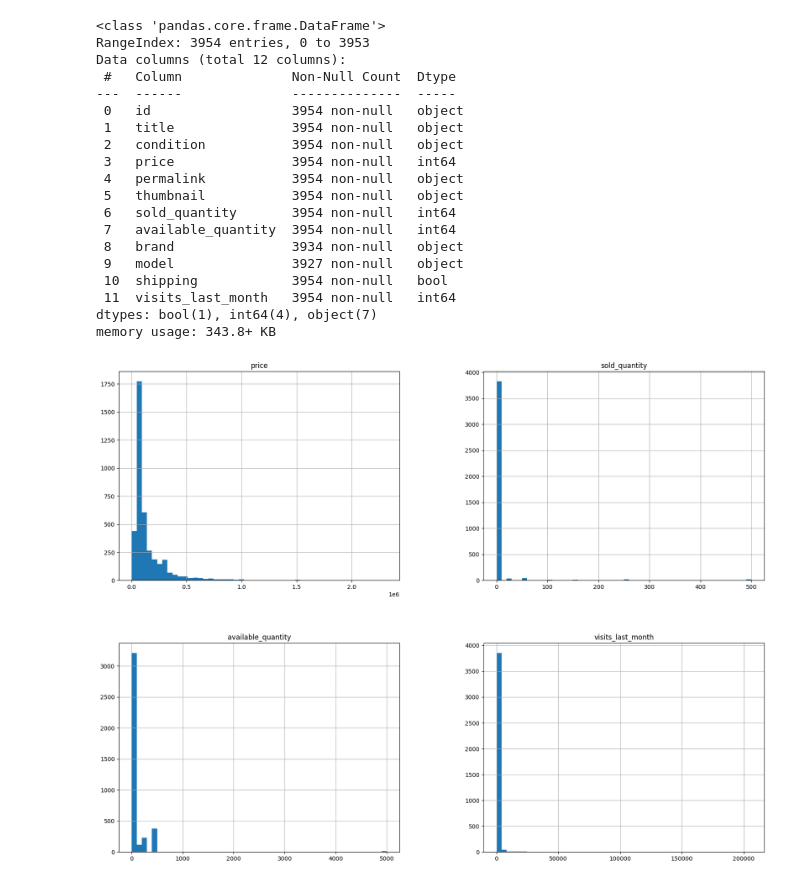
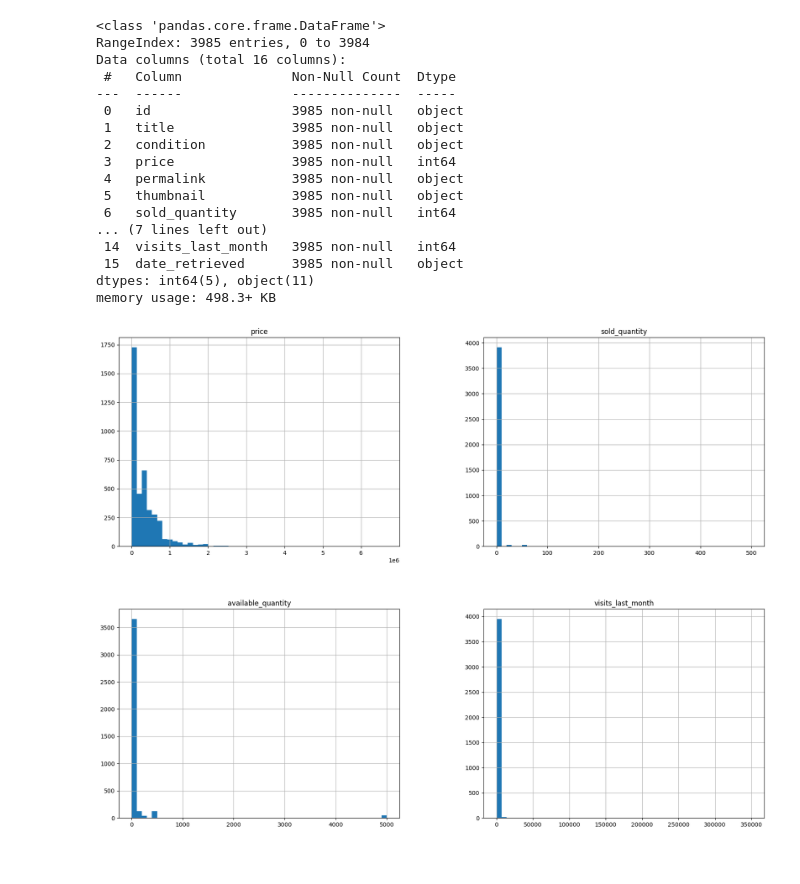
Before and after one commit to CristopherQuintana/ProyectoML, a Jupyter notebook: Data API.ipynb, the cells around one changed output. Cells and saved outputs as stored; diff of their text form; code cells hidden in the pictures.

```diff
--- a/Data API.ipynb
+++ b/Data API.ipynb
@@ -103,21 +128,0 @@ datos_json = do_request(url2)['results']
-# %%
-import pandas as pd
-import json
-datos_filtrados = []
-
-for producto in datos_json:
-    producto_filtrado = {
-        "id": producto["id"],
-        "title": producto["title"],
-        "condition": producto["condition"],
-        "thumbnail_id": producto["thumbnail_id"],
-        "listing_type_id": producto["listing_type_id"],
-        "permalink": producto["permalink"],
-        "sold_quantity": producto["sold_quantity"],
-        "available_quantity": producto["available_quantity"],
-        "price": producto["price"],
-    }
-    datos_filtrados.append(producto_filtrado)
-
-df = pd.DataFrame(datos_filtrados)
-df.head(50)
@@ -245,32 +315,34 @@ tablets.head()
 # %%
-tablets.info()
+df_notebooks.info()
 # %% [output]
 <class 'pandas.core.frame.DataFrame'>
-RangeIndex: 3954 entries, 0 to 3953
-Data columns (total 12 columns):
+RangeIndex: 3985 entries, 0 to 3984
+Data columns (total 16 columns):
  #   Column              Non-Null Count  Dtype
 ---  ------              --------------  -----
- 0   id                  3954 non-null   object
- 1   title               3954 non-null   object
- 2   condition           3954 non-null   object
- 3   price               3954 non-null   int64
- 4   permalink           3954 non-null   object
- 5   thumbnail           3954 non-null   object
- 6   sold_quantity       3954 non-null   int64
- 7   available_quantity  3954 non-null   int64
- 8   brand               3934 non-null   object
- 9   model               3927 non-null   object
- 10  shipping            3954 non-null   bool
- 11  visits_last_month   3954 non-null   int64
-dtypes: bool(1), int64(4), object(7)
-memory usage: 343.8+ KB
+ 0   id                  3985 non-null   object
+ 1   title               3985 non-null   object
+ 2   condition           3985 non-null   object
+ 3   price               3985 non-null   int64
+ 4   permalink           3985 non-null   object
+ 5   thumbnail           3985 non-null   object
+ 6   sold_quantity       3985 non-null   int64
+... (7 lines left out)
+ 14  visits_last_month   3985 non-null   int64
+ 15  date_retrieved      3985 non-null   object
+dtypes: int64(5), object(11)
+memory usage: 498.3+ KB
 # %%
 %matplotlib inline
 import matplotlib.pyplot as plt
-tablets.hist(bins=50, figsize=(20,15))
+# Lista de columnas int64 a incluir en el histograma
+columns = ['price', 'sold_quantity', 'available_quantity', 'visits_last_month']
+
+# Generar histogramas para las columnas int64 seleccionadas
+df_notebooks[columns].hist(bins=50, figsize=(20, 15))
 plt.show()
 # %% [output]
-[figure, old version]
+[figure, new version]
 # %%
 a, _, _ = get_tokens()
 a
```
Also changed, not shown: parts of 22 cells of this notebook, 4 other files.
